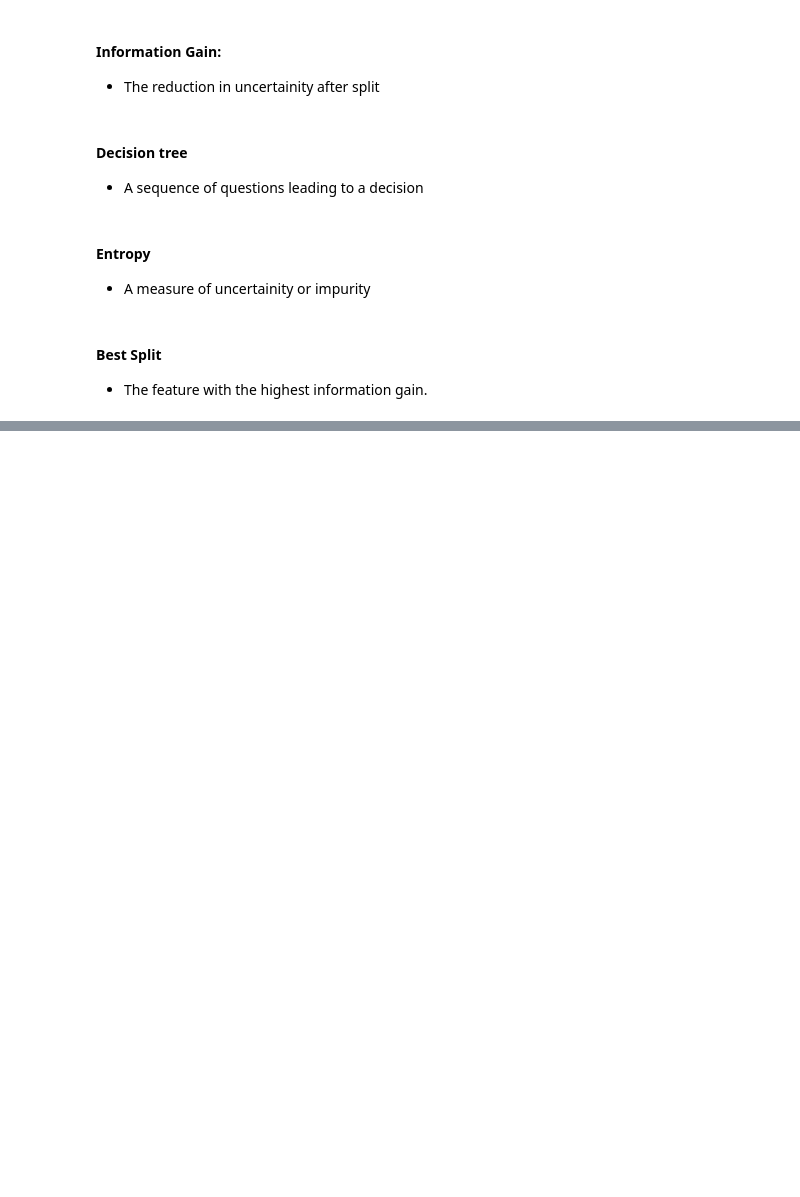
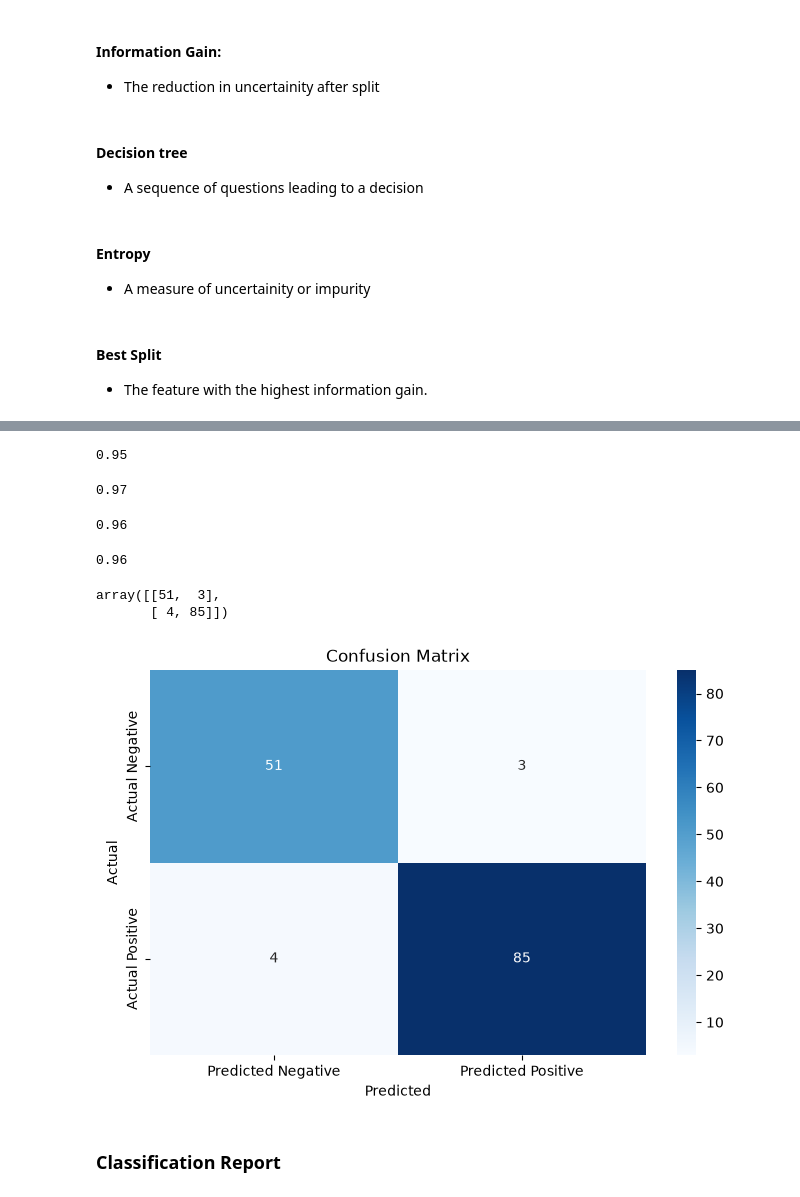
Before and after one commit to Shaurya170319/PBEL12, a Jupyter notebook: decision_tree.ipynb, the cells around one changed output, grey strips where cells are left out. Cells and saved outputs as stored; diff of their text form; code cells hidden in the pictures; blank space fills up the shorter version.

```diff
--- a/decision_tree.ipynb
+++ b/decision_tree.ipynb
@@ -267,0 +494,5 @@ Ex3 - Suppose there are 55 students.
+# %%
+model = DecisionTreeClassifier(
+    criterion='gini', # or 'entropy'
+    random_state =42
+)
@@ -267,0 +505,2 @@ Ex3 - Suppose there are 55 students.
+# %%
+model.fit(x_train,y_train)
@@ -267,0 +509,2 @@ Ex3 - Suppose there are 55 students.
+# %%
+y_pred = model.predict(x_test)
@@ -267,0 +532,36 @@ Ex3 - Suppose there are 55 students.
+# %%
+round(accuracy,2)
+# %% [output]
+0.95
+# %%
+precision =precision_score(y_test,y_pred)
+round(precision,2)
+# %% [output]
+0.97
+# %%
+recall = recall_score(y_test,y_pred)
+round(recall,2)
+# %% [output]
+0.96
+# %%
+f1 = f1_score(y_test,y_pred)
+round(f1,2)
+# %% [output]
+0.96
+# %%
+confusion_mat = confusion_matrix(y_test,y_pred)
+(confusion_mat)
+# %% [output]
+array([[51,  3],
+       [ 4, 85]])
+# %%
+plt.figure(figsize=(8,5))
+sns.heatmap(confusion_mat, annot=True, cmap='Blues', xticklabels=['Predicted Negative', 'Predicted Positive'], yticklabels=['Actual Negative', 'Actual Positive'])
+plt.xlabel('Predicted')
+plt.ylabel('Actual')
+plt.title('Confusion Matrix')
+plt.show()
+# %% [output]
+[figure, added]
+# %% [markdown]
+### Classification Report
```
Also changed, not shown: parts of 44 cells of this notebook.
